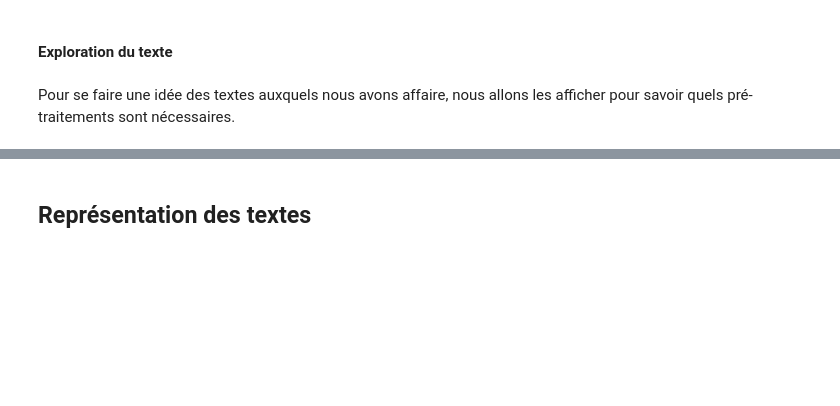
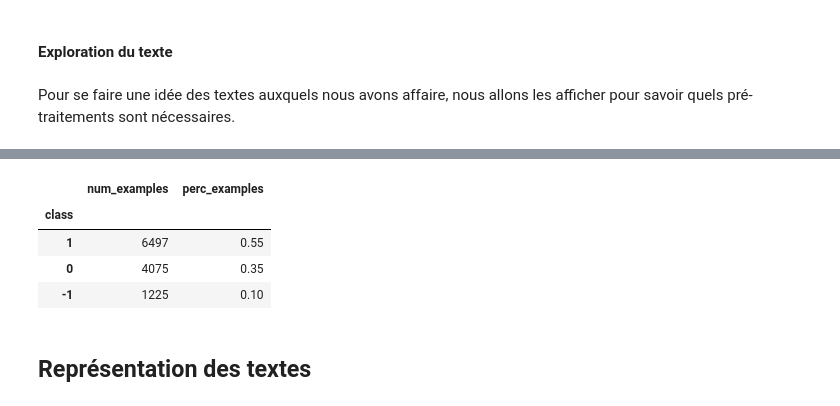
Before and after one commit to marieguib/2023_NLP-Detection_cyber_harcelement, a Jupyter notebook: projet_nlp.ipynb, the cells around one changed output, grey strips where cells are left out. Cells and saved outputs as stored; diff of their text form; code cells hidden in the pictures; blank space fills up the shorter version.

```diff
--- a/projet_nlp.ipynb
+++ b/projet_nlp.ipynb
@@ -381,0 +384,9 @@ array(['I have loved ag stevie ankle denim for awhile now and have never been di
+# %%
+from collections import Counter
+import pandas as pd
+
+class_distribution = (pd.DataFrame.from_dict(Counter(data_train.score_avis.values),
+                                             orient='index')
+                                  .rename(columns={0: 'num_examples'}))
+class_distribution.index.name = 'class'
+class_distribution
@@ -382,3 +399,16 @@ array(['I have loved ag stevie ankle denim for awhile now and have never been di
+# %%
+import numpy as np
+
+class_distribution['perc_examples'] = np.around(class_distribution.num_examples /
+                                                np.sum(class_distribution.num_examples),
+                                                2)
+class_distribution
+# %% [output]
+|  | num_examples | perc_examples |
+| class |  |  |
+| 1 | 6497 | 0.55 |
+| 0 | 4075 | 0.35 |
+| -1 | 1225 | 0.10 |
 # %% [markdown]
 ## Représentation des textes
 # %% [markdown]
```
Also changed, not shown: parts of 85 cells of this notebook, 2 other files.
